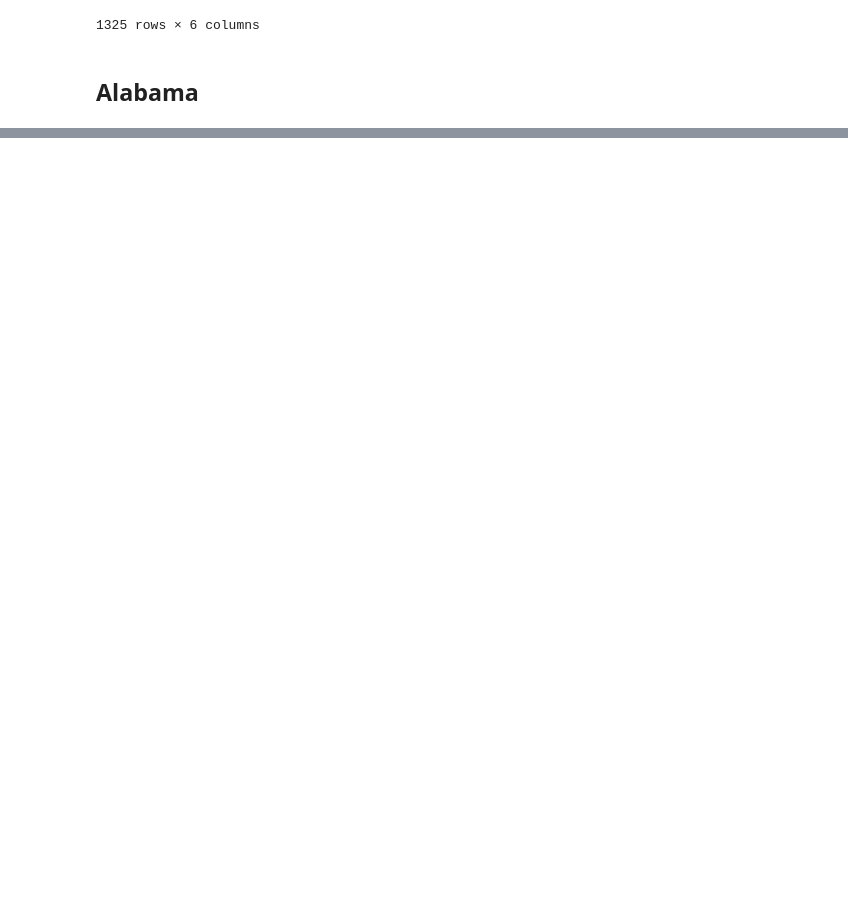
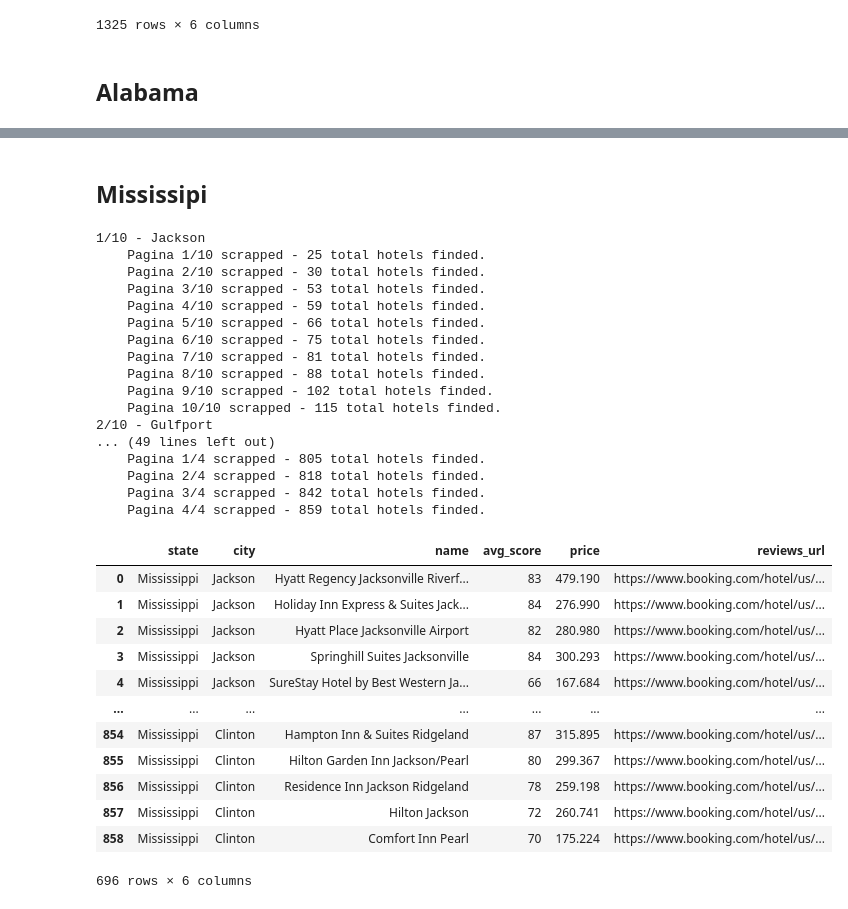
Before and after one commit to LeonardoCostaH/PF_DS_YELP, a Jupyter notebook: scrapping/02_hotels.ipynb, the cells around one changed output, grey strips where cells are left out. Cells and saved outputs as stored; diff of their text form; code cells hidden in the pictures; blank space fills up the shorter version.

```diff
--- a/scrapping/02_hotels.ipynb
+++ b/scrapping/02_hotels.ipynb
@@ -690,0 +754,36 @@ NameError: name 'scrape' is not defined
+# %% [markdown]
+## Mississipi
+# %%
+mississipi_hotels = scrape("MS")
+mississipi_hotels
+# %% [output]
+1/10 - Jackson
+    Pagina 1/10 scrapped - 25 total hotels finded.
+    Pagina 2/10 scrapped - 30 total hotels finded.
+    Pagina 3/10 scrapped - 53 total hotels finded.
+    Pagina 4/10 scrapped - 59 total hotels finded.
+    Pagina 5/10 scrapped - 66 total hotels finded.
+    Pagina 6/10 scrapped - 75 total hotels finded.
+    Pagina 7/10 scrapped - 81 total hotels finded.
+    Pagina 8/10 scrapped - 88 total hotels finded.
+    Pagina 9/10 scrapped - 102 total hotels finded.
+    Pagina 10/10 scrapped - 115 total hotels finded.
+2/10 - Gulfport
+... (49 lines left out)
+    Pagina 1/4 scrapped - 805 total hotels finded.
+    Pagina 2/4 scrapped - 818 total hotels finded.
+    Pagina 3/4 scrapped - 842 total hotels finded.
+    Pagina 4/4 scrapped - 859 total hotels finded.
+|  | state | city | name | avg_score | price | reviews_url |
+| 0 | Mississippi | Jackson | Hyatt Regency Jacksonville Riverf... | 83 | 479.190 | https://www.booking.com/hotel/us/... |
+| 1 | Mississippi | Jackson | Holiday Inn Express & Suites Jack... | 84 | 276.990 | https://www.booking.com/hotel/us/... |
+| 2 | Mississippi | Jackson | Hyatt Place Jacksonville Airport | 82 | 280.980 | https://www.booking.com/hotel/us/... |
+| 3 | Mississippi | Jackson | Springhill Suites Jacksonville | 84 | 300.293 | https://www.booking.com/hotel/us/... |
+| 4 | Mississippi | Jackson | SureStay Hotel by Best Western Ja... | 66 | 167.684 | https://www.booking.com/hotel/us/... |
+| ... | ... | ... | ... | ... | ... | ... |
+| 854 | Mississippi | Clinton | Hampton Inn & Suites Ridgeland | 87 | 315.895 | https://www.booking.com/hotel/us/... |
+| 855 | Mississippi | Clinton | Hilton Garden Inn Jackson/Pearl | 80 | 299.367 | https://www.booking.com/hotel/us/... |
+| 856 | Mississippi | Clinton | Residence Inn Jackson Ridgeland | 78 | 259.198 | https://www.booking.com/hotel/us/... |
+| 857 | Mississippi | Clinton | Hilton Jackson | 72 | 260.741 | https://www.booking.com/hotel/us/... |
+| 858 | Mississippi | Clinton | Comfort Inn Pearl | 70 | 175.224 | https://www.booking.com/hotel/us/... |
+696 rows × 6 columns
```
Also changed, not shown: parts of 52 cells of this notebook, 20 other files.
